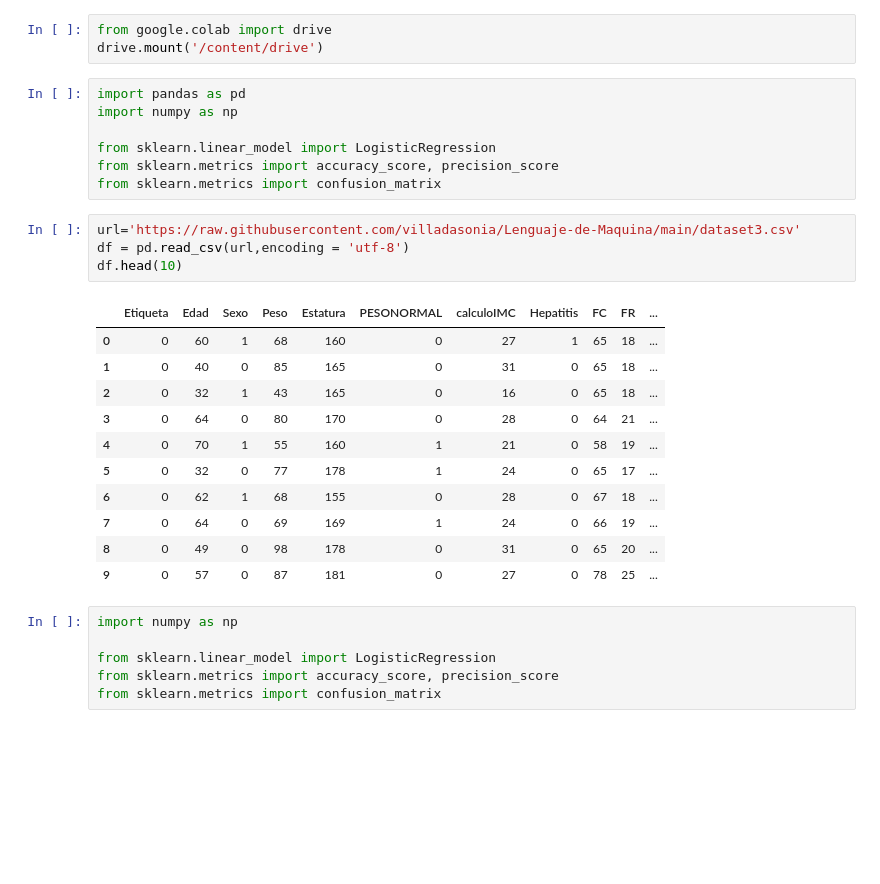
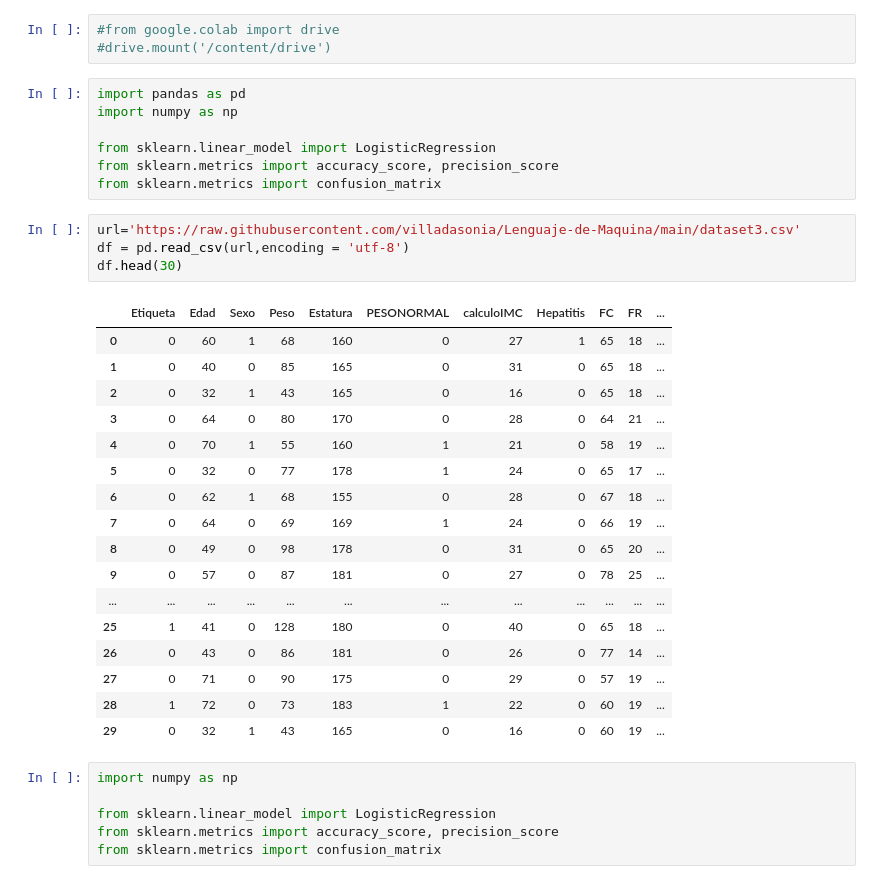
Before and after one commit to villadasonia/Lenguaje-de-Maquina, a Jupyter notebook: SignosVitales.ipynb, the cells around one changed output. Cells and saved outputs as stored; diff of their text form; blank space fills up the shorter version.

```diff
--- a/SignosVitales.ipynb
+++ b/SignosVitales.ipynb
@@ -16,6 +18,6 @@ Successfully installed scikit-learn-0.24.2 threadpoolctl-2.1.0
 # %%
-from google.colab import drive
-drive.mount('/content/drive')
+#from google.colab import drive
+#drive.mount('/content/drive')
 # %%
 import pandas as pd
 import numpy as np
@@ -26,19 +28,25 @@ from sklearn.metrics import confusion_matrix
 # %%
 url='https://raw.githubusercontent.com/villadasonia/Lenguaje-de-Maquina/main/dataset3.csv'
 df = pd.read_csv(url,encoding = 'utf-8')
-df.head(10)
+df.head(30)
 # %% [output]
 |  | Etiqueta | Edad | Sexo | Peso | Estatura | PESONORMAL | calculoIMC | Hepatitis | FC | FR | ... |
 | 0 | 0 | 60 | 1 | 68 | 160 | 0 | 27 | 1 | 65 | 18 | ... |
 | 1 | 0 | 40 | 0 | 85 | 165 | 0 | 31 | 0 | 65 | 18 | ... |
 | 2 | 0 | 32 | 1 | 43 | 165 | 0 | 16 | 0 | 65 | 18 | ... |
 | 3 | 0 | 64 | 0 | 80 | 170 | 0 | 28 | 0 | 64 | 21 | ... |
 | 4 | 0 | 70 | 1 | 55 | 160 | 1 | 21 | 0 | 58 | 19 | ... |
 | 5 | 0 | 32 | 0 | 77 | 178 | 1 | 24 | 0 | 65 | 17 | ... |
 | 6 | 0 | 62 | 1 | 68 | 155 | 0 | 28 | 0 | 67 | 18 | ... |
 | 7 | 0 | 64 | 0 | 69 | 169 | 1 | 24 | 0 | 66 | 19 | ... |
 | 8 | 0 | 49 | 0 | 98 | 178 | 0 | 31 | 0 | 65 | 20 | ... |
 | 9 | 0 | 57 | 0 | 87 | 181 | 0 | 27 | 0 | 78 | 25 | ... |
+| ... | ... | ... | ... | ... | ... | ... | ... | ... | ... | ... | ... |
+| 25 | 1 | 41 | 0 | 128 | 180 | 0 | 40 | 0 | 65 | 18 | ... |
+| 26 | 0 | 43 | 0 | 86 | 181 | 0 | 26 | 0 | 77 | 14 | ... |
+| 27 | 0 | 71 | 0 | 90 | 175 | 0 | 29 | 0 | 57 | 19 | ... |
+| 28 | 1 | 72 | 0 | 73 | 183 | 1 | 22 | 0 | 60 | 19 | ... |
+| 29 | 0 | 32 | 1 | 43 | 165 | 0 | 16 | 0 | 60 | 19 | ... |
 # %%
 import numpy as np
 
```
Also changed, not shown: parts of 14 cells of this notebook.
